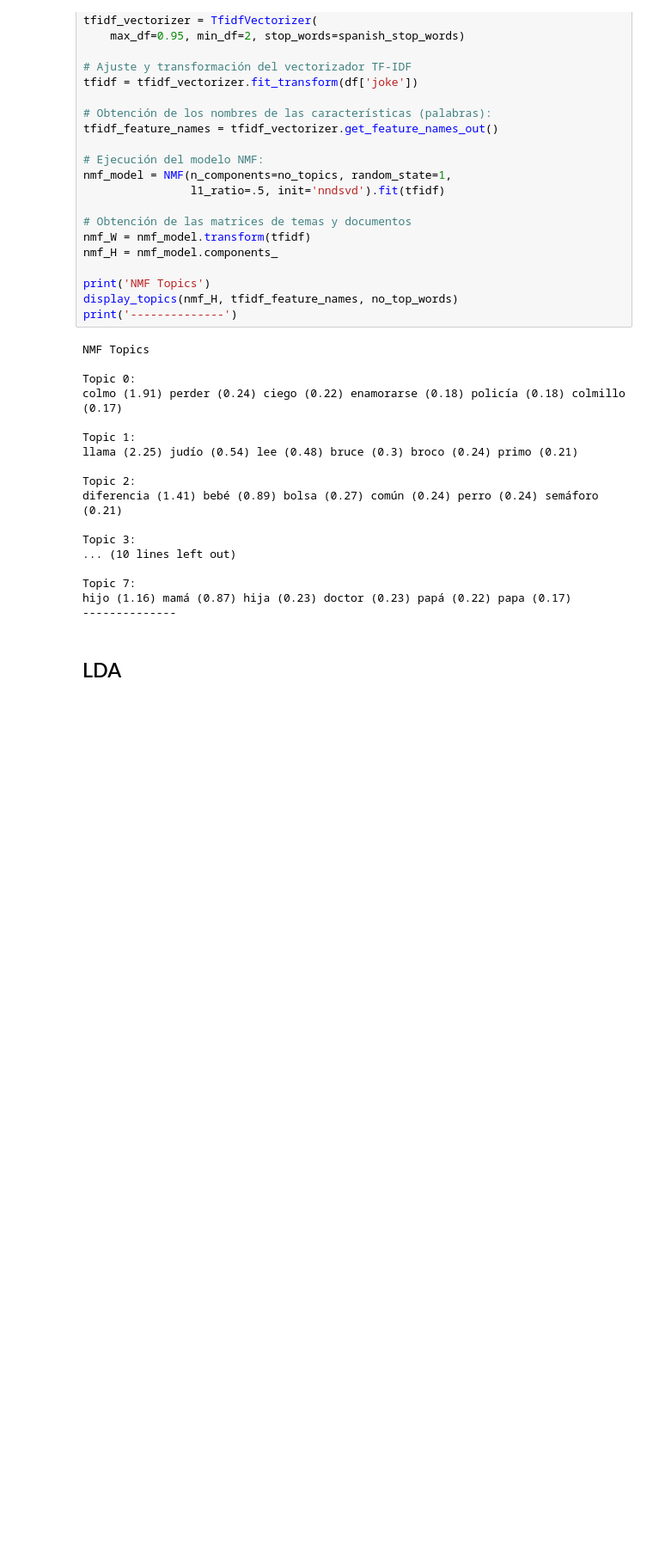
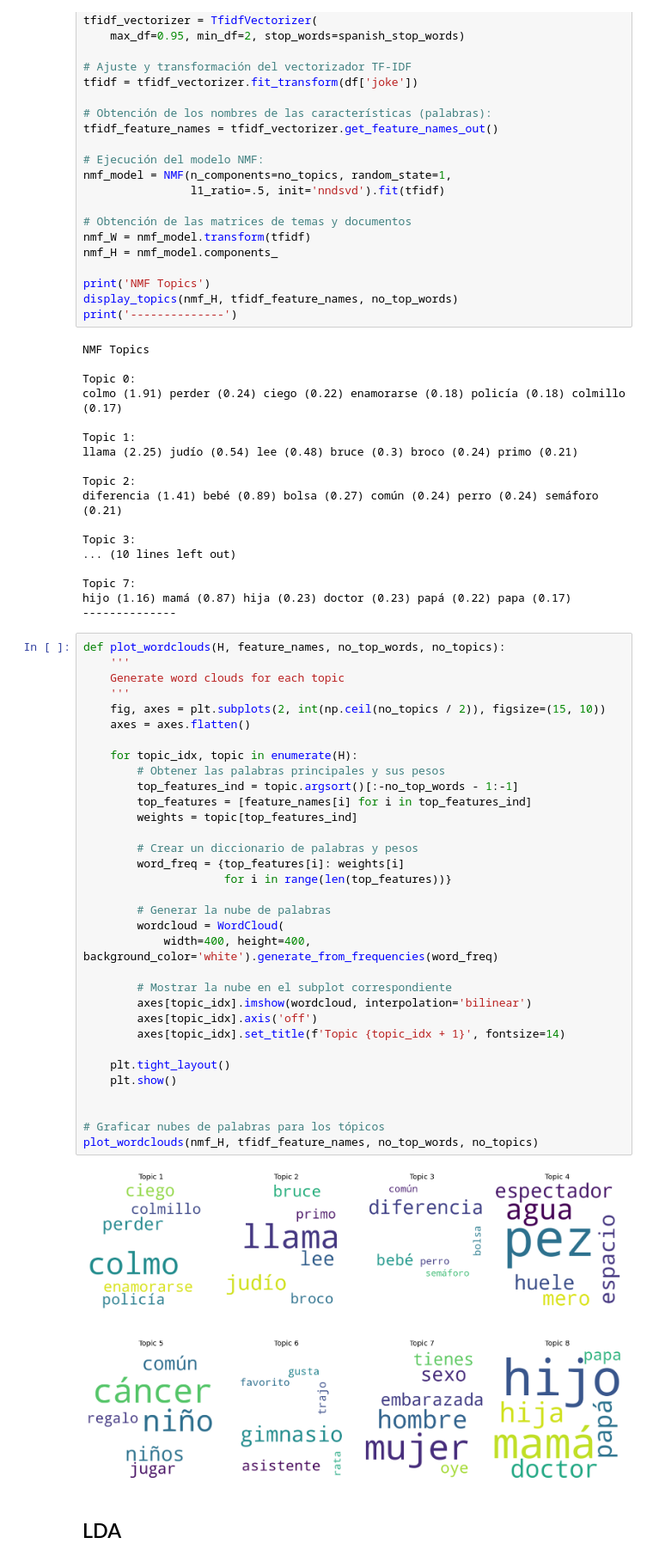
Before and after one commit to LeandroLopez013/Generacion-de-comentarios-humoristicos-con-gpt-2, a Jupyter notebook: lda_new_dataset.ipynb, the cells around one changed output. Shown at 86% size. Drawn from its saved outputs; the diff is of its cells as text; blank space fills up the shorter version.

```diff
--- a/lda_new_dataset.ipynb
+++ b/lda_new_dataset.ipynb
@@ -134,6 +134,41 @@ Topic 3:
 Topic 7:
 hijo (1.16) mamá (0.87) hija (0.23) doctor (0.23) papá (0.22) papa (0.17)
 --------------
+# %%
+def plot_wordclouds(H, feature_names, no_top_words, no_topics):
+    '''
+    Generate word clouds for each topic
+    '''
+    fig, axes = plt.subplots(2, int(np.ceil(no_topics / 2)), figsize=(15, 10))
+    axes = axes.flatten()
+
+    for topic_idx, topic in enumerate(H):
+        # Obtener las palabras principales y sus pesos
+        top_features_ind = topic.argsort()[:-no_top_words - 1:-1]
+        top_features = [feature_names[i] for i in top_features_ind]
+        weights = topic[top_features_ind]
+
+        # Crear un diccionario de palabras y pesos
+        word_freq = {top_features[i]: weights[i]
+                     for i in range(len(top_features))}
+
+        # Generar la nube de palabras
+        wordcloud = WordCloud(
+            width=400, height=400, background_color='white').generate_from_frequencies(word_freq)
+
+        # Mostrar la nube en el subplot correspondiente
+        axes[topic_idx].imshow(wordcloud, interpolation='bilinear')
+        axes[topic_idx].axis('off')
+        axes[topic_idx].set_title(f'Topic {topic_idx + 1}', fontsize=14)
+
+    plt.tight_layout()
+    plt.show()
+
+
+# Graficar nubes de palabras para los tópicos
+plot_wordclouds(nmf_H, tfidf_feature_names, no_top_words, no_topics)
+# %% [output]
+[figure, added]
 # %% [markdown]
 ## LDA
 # %%
```
Also changed, not shown: 2 other files.
